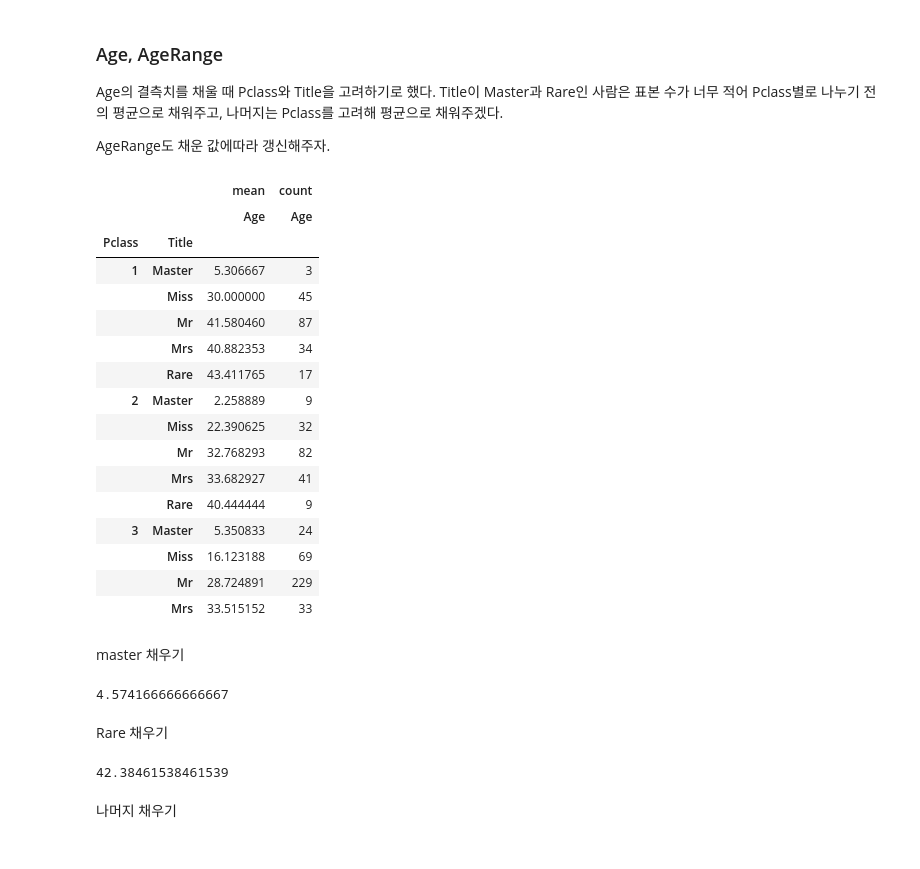
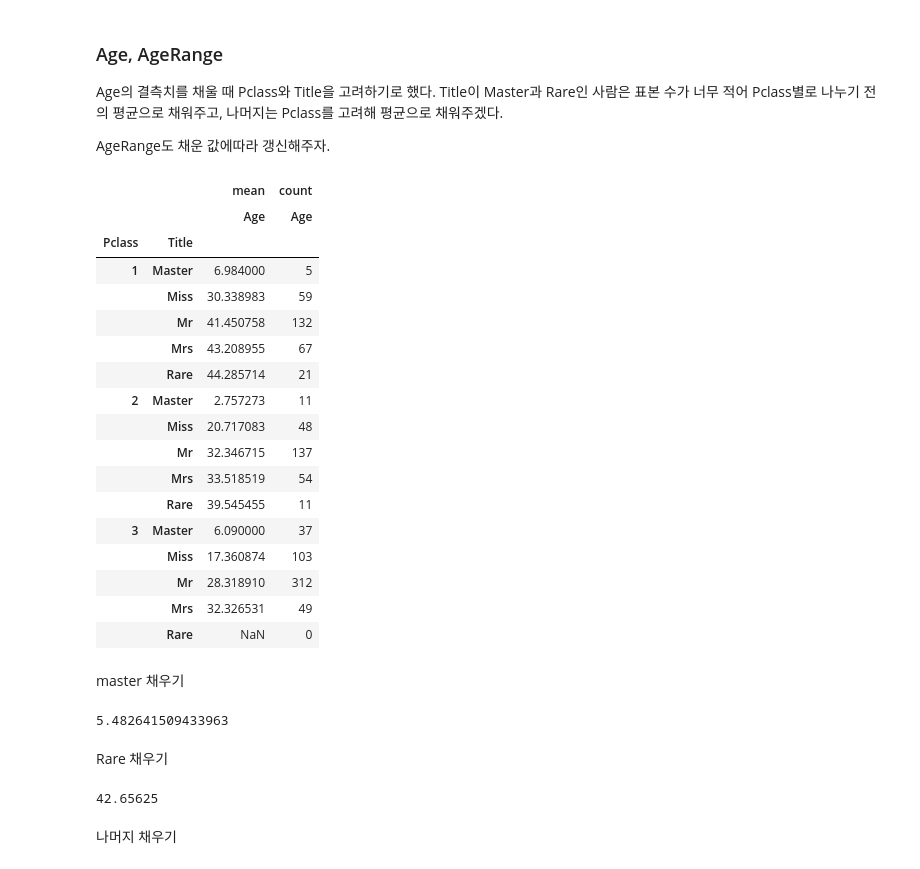
Before and after one commit to Usunwoo/kaggle-titanic, a Jupyter notebook: titanic.ipynb, the cells around one changed output. Drawn from its saved outputs; the diff is of its cells as text; code cells hidden in the pictures.

```diff
--- a/titanic.ipynb
+++ b/titanic.ipynb
@@ -400,9 +404,3 @@ AgeRange.value_counts().sort_index()
 Name: Age, dtype: int64
 # %% [markdown]
 df에 AgeRange column 추가
-# %%
-for df in combine:
-    AgeRange = df.Age//10*10
-    AgeRange[AgeRange >= 60.0] = 60.0
-    df['AgeRange'] = AgeRange
-train
@@ -494,7 +495,6 @@ pd.pivot_table(data=train, values='Survived', index='Parch', aggfunc=['mean', 's
 ## SibSp + Parch = Family!
 SibSp(형제자매, 배우자)와 Parch(부모, 자식)을 합쳐 Family column을 추가했다.
 # %%
-for df in combine:
-    df['Family'] = df['SibSp'] + df['Parch']
-train['Family'].value_counts()
+df['Family'] = df['SibSp'] + df['Parch']
+df['Family'].value_counts()
 # %% [output]
@@ -639,6 +623,0 @@ Name: Cabin, Length: 204, dtype: object
-# %%
-for df in combine:
-    droped_Cabin = df.Cabin.dropna()
-    droped_Cabin = droped_Cabin.map(lambda x: x[0])
-    df['Floor'] = droped_Cabin
-train
@@ -658,0 +624,3 @@ train
+# %%
+df['Floor'] = df.Cabin.str.extract('^([A-Za-z]+)')
+df.Floor.value_counts()
@@ -804,30 +750,31 @@ Age의 결측치를 채울 때 Pclass와 Title을 고려하기로 했다. Title
 
 AgeRange도 채운 값에따라 갱신해주자.
 # %%
-pd.pivot_table(data=train, values='Age', index=['Pclass', 'Title'], aggfunc=['mean', 'count'])
+pd.pivot_table(data=df, values='Age', index=['Pclass', 'Title'], aggfunc=['mean', 'count'])
 # %% [output]
 |  |  | mean | count |
 |  |  | Age | Age |
 | Pclass | Title |  |  |
-| 1 | Master | 5.306667 | 3 |
-|  | Miss | 30.000000 | 45 |
-|  | Mr | 41.580460 | 87 |
-|  | Mrs | 40.882353 | 34 |
-|  | Rare | 43.411765 | 17 |
-| 2 | Master | 2.258889 | 9 |
-|  | Miss | 22.390625 | 32 |
-|  | Mr | 32.768293 | 82 |
-|  | Mrs | 33.682927 | 41 |
-|  | Rare | 40.444444 | 9 |
-| 3 | Master | 5.350833 | 24 |
-|  | Miss | 16.123188 | 69 |
-|  | Mr | 28.724891 | 229 |
-|  | Mrs | 33.515152 | 33 |
+| 1 | Master | 6.984000 | 5 |
+|  | Miss | 30.338983 | 59 |
+|  | Mr | 41.450758 | 132 |
+|  | Mrs | 43.208955 | 67 |
+|  | Rare | 44.285714 | 21 |
+| 2 | Master | 2.757273 | 11 |
+|  | Miss | 20.717083 | 48 |
+|  | Mr | 32.346715 | 137 |
+|  | Mrs | 33.518519 | 54 |
+|  | Rare | 39.545455 | 11 |
+| 3 | Master | 6.090000 | 37 |
+|  | Miss | 17.360874 | 103 |
+|  | Mr | 28.318910 | 312 |
+|  | Mrs | 32.326531 | 49 |
+|  | Rare | NaN | 0 |
 # %% [markdown]
 master 채우기
 # %%
-master_age = train[train['Title'] == 'Master']['Age'].mean()
+master_age = df[df['Title'] == 'Master']['Age'].mean()
 master_age
 # %% [output]
-4.574166666666667
+5.482641509433963
 # %%
@@ -836,8 +782,8 @@ test.loc[test['Title'] == 'Master', 'Age'] = test.loc[test['Title'] == 'Master',
 # %% [markdown]
 Rare 채우기
 # %%
-rare_age = train[train['Title'] == 'Rare']['Age'].mean()
+rare_age = df[df['Title'] == 'Rare']['Age'].mean()
 rare_age
 # %% [output]
-42.38461538461539
+42.65625
 # %%
```
Also changed, not shown: parts of 113 cells of this notebook, 1 other file.
